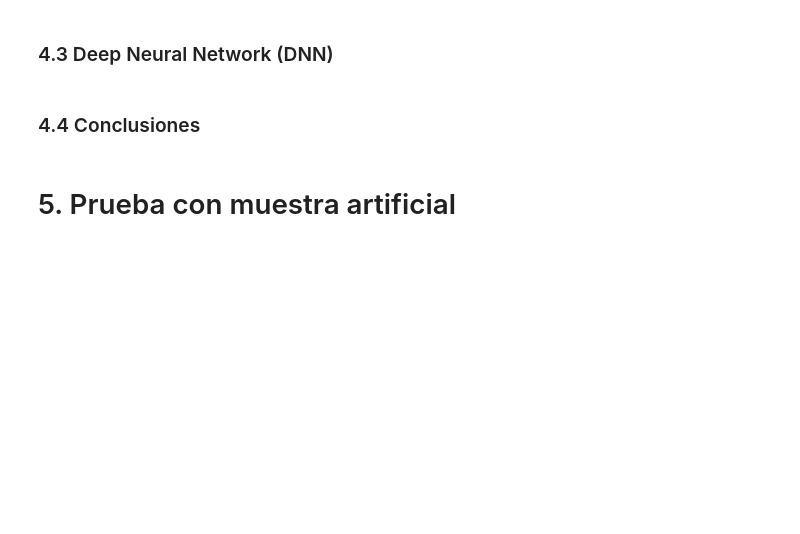
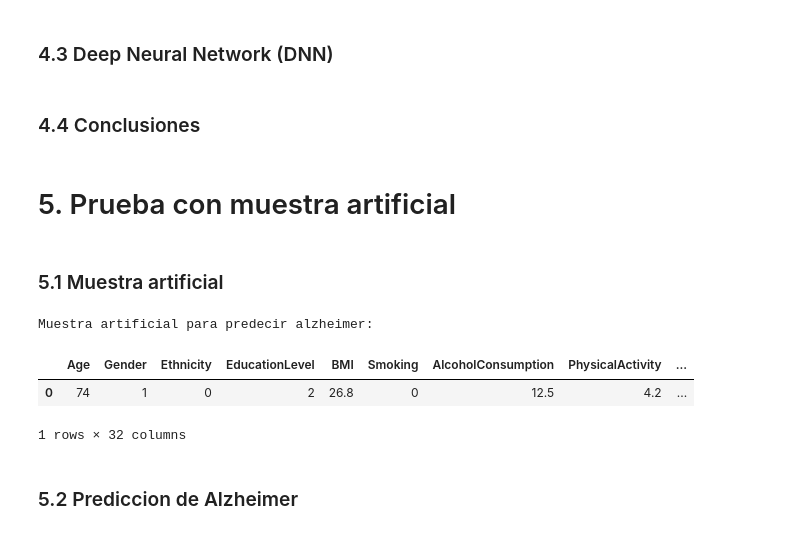
Before and after one commit to Bosnape/Alzheimer-Classification-ML, a Jupyter notebook: alzheimer_ml_analysis.ipynb, the cells around one changed output. Cells and saved outputs as stored; diff of their text form; code cells hidden in the pictures; blank space fills up the shorter version.

Commit message:
Mejora en las explicaciones de EDA y muestra artificial creada

```diff
--- a/alzheimer_ml_analysis.ipynb
+++ b/alzheimer_ml_analysis.ipynb
@@ -404,5 +418,55 @@ preprocessor = Pipeline(
 #TODO: Concluir
 # %% [markdown]
 # 5. Prueba con muestra artificial
+# %% [markdown]
+### 5.1 Muestra artificial
 # %%
-#TODO: Muestra y analisis
+# Crear muestra artificial para probar el modelo seleccionado
+sample_data = {
+    'Age': 74,
+    'Gender': 1,                  # 0=Masculino, 1=Femenino
+    'Ethnicity': 0,               # 0=Caucásico, 1=Afroamericano, 2=Asiático, 3=Otro
+    'EducationLevel': 2,          # 0=Ninguno, 1=High School, 2=Bachelor's, 3=Más alto
+    'BMI': 26.8,
+    'Smoking': 0,                 # 0=No, 1=Sí
+    'AlcoholConsumption': 12.5,   # Unidades semanales
+    'PhysicalActivity': 4.2,      # Horas semanales
+    'DietQuality': 6.8,           # Escala 0-10
+    'SleepQuality': 7.1,          # Escala 4-10
+    'FamilyHistoryAlzheimers': 1, # 0=No, 1=Sí
+    'CardiovascularDisease': 0,   # 0=No, 1=Sí
+    'Diabetes': 1,                # 0=No, 1=Sí
+    'Depression': 0,              # 0=No, 1=Sí
+    'HeadInjury': 0,              # 0=No, 1=Sí
+    'Hypertension': 1,            # 0=No, 1=Sí
+    'SystolicBP': 148,            # mmHg
+    'DiastolicBP': 86,            # mmHg
+    'CholesterolTotal': 235.4,    # mg/dL
+    'CholesterolLDL': 142.6,      # mg/dL
+    'CholesterolHDL': 48.3,       # mg/dL
+    'CholesterolTriglycerides': 287.2,  # mg/dL
+    'MMSE': 22.1,                 # Escala 0-30, menor = deterioro
+    'FunctionalAssessment': 5.6,  # Escala 0-10, menor = deterioro
+    'ADL': 6.4,                   # Escala 0-10, menor = deterioro
+    'MemoryComplaints': 1,        # 0=No, 1=Sí
+    'BehavioralProblems': 0,      # 0=No, 1=Sí
+    'Confusion': 0,               # 0=No, 1=Sí
+    'Disorientation': 0,          # 0=No, 1=Sí
+    'PersonalityChanges': 1,      # 0=No, 1=Sí
+    'DifficultyCompletingTasks': 0,  # 0=No, 1=Sí
+    'Forgetfulness': 1            # 0=No, 1=Sí
+}
+
+# Crear DataFrame
+sample_df = pd.DataFrame([sample_data])
+
+# Mostrar informacion del DataFrame
+print("Muestra artificial para predecir alzheimer:")
+sample_df.head()
+# %% [output]
+Muestra artificial para predecir alzheimer:
+|  | Age | Gender | Ethnicity | EducationLevel | BMI | Smoking | AlcoholConsumption | PhysicalActivity | ... |
+| 0 | 74 | 1 | 0 | 2 | 26.8 | 0 | 12.5 | 4.2 | ... |
+1 rows × 32 columns
+# %% [markdown]
+### 5.2 Prediccion de Alzheimer
```
Also changed, not shown: parts of 15 cells of this notebook.
